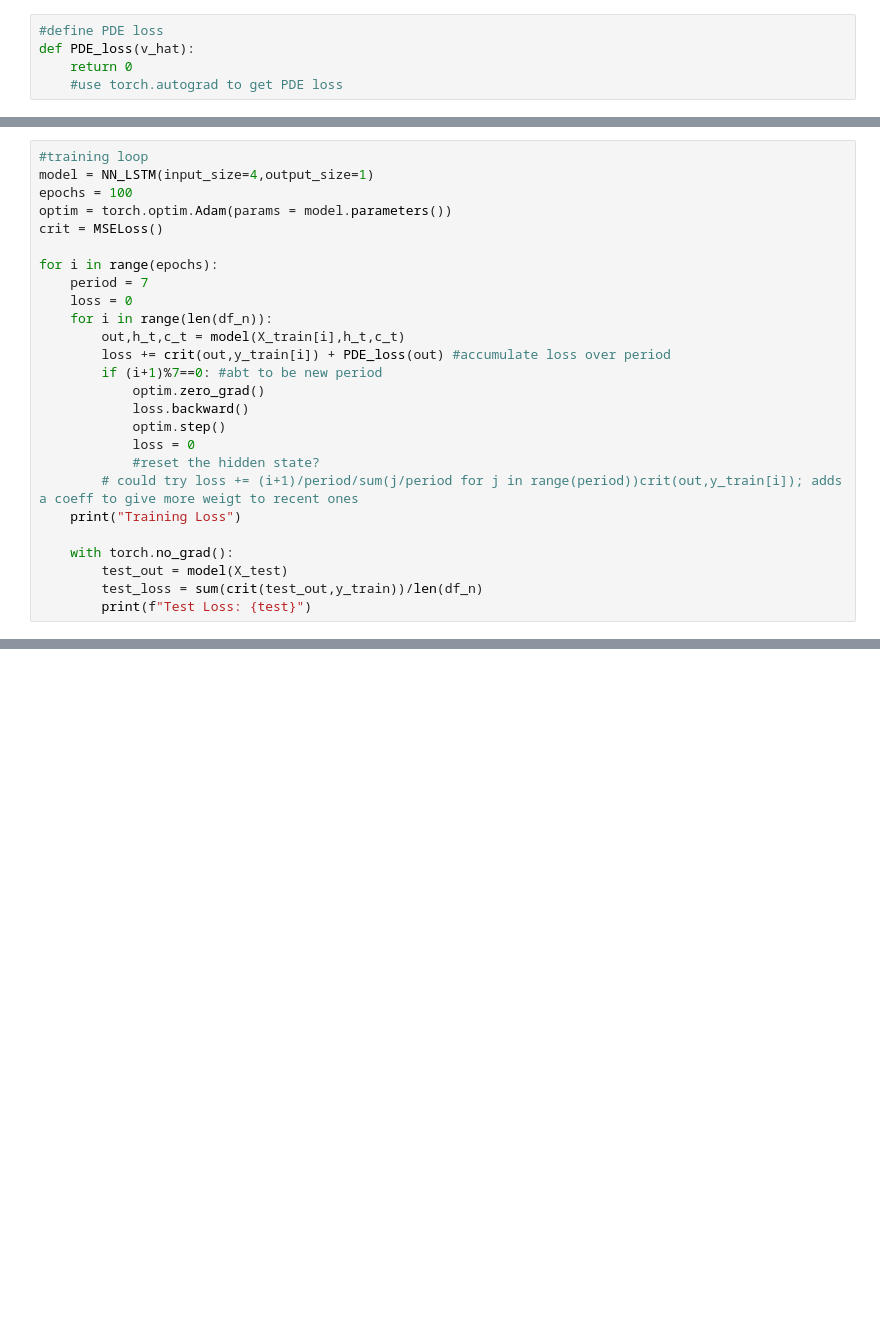
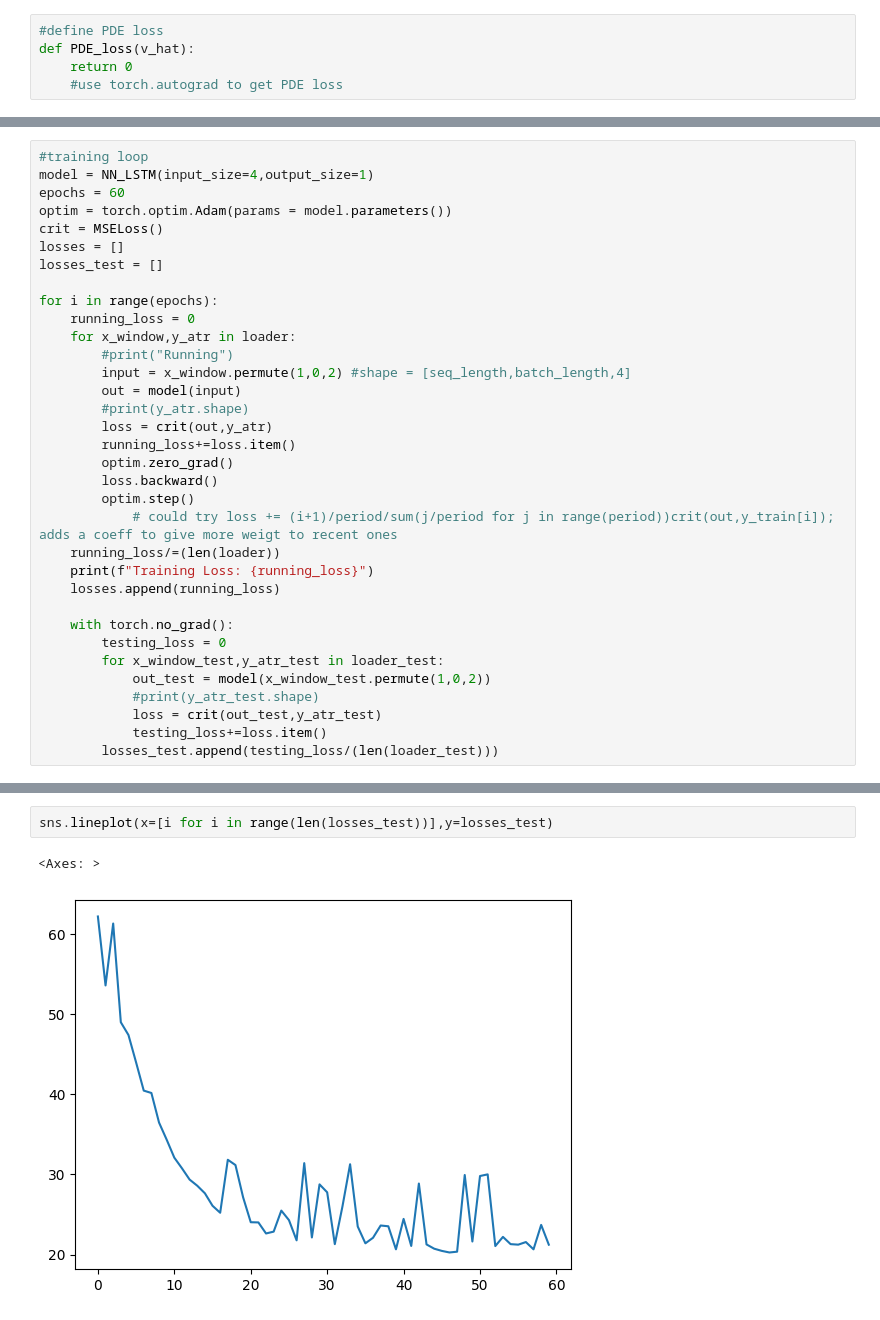
Before and after one commit to AkshayMurthy1/lstm-atr-prediction, a Jupyter notebook: stock-data/get_stock_data.ipynb, the cells around one changed output, grey strips where cells are left out. Cells and saved outputs as stored; diff of their text form; blank space fills up the shorter version.

```diff
--- a/stock-data/get_stock_data.ipynb
+++ b/stock-data/get_stock_data.ipynb
@@ -198,26 +235,34 @@ y_test = test[vol_metric].to_numpy()
 # %%
 #training loop
 model = NN_LSTM(input_size=4,output_size=1)
-epochs = 100
+epochs = 60
 optim = torch.optim.Adam(params = model.parameters())
 crit = MSELoss()
+losses = []
+losses_test = []
 
 for i in range(epochs):
-    period = 7
-    loss = 0
-    for i in range(len(df_n)):
-        out,h_t,c_t = model(X_train[i],h_t,c_t)
-        loss += crit(out,y_train[i]) + PDE_loss(out) #accumulate loss over period
-        if (i+1)%7==0: #abt to be new period
-            optim.zero_grad()
-            loss.backward()
-            optim.step()
-            loss = 0
-            #reset the hidden state?
-        # could try loss += (i+1)/period/sum(j/period for j in range(period))crit(out,y_train[i]); adds a coeff to give more weigt to recent ones
-    print("Training Loss")
+    running_loss = 0
+    for x_window,y_atr in loader:
+        #print("Running")
+        input = x_window.permute(1,0,2) #shape = [seq_length,batch_length,4]
+        out = model(input)
+        #print(y_atr.shape)
+        loss = crit(out,y_atr)
+        running_loss+=loss.item()
+        optim.zero_grad()
+        loss.backward()
+        optim.step()
+            # could try loss += (i+1)/period/sum(j/period for j in range(period))crit(out,y_train[i]); adds a coeff to give more weigt to recent ones
+    running_loss/=(len(loader))
+    print(f"Training Loss: {running_loss}")
+    losses.append(running_loss)
 
     with torch.no_grad():
-        test_out = model(X_test)
-        test_loss = sum(crit(test_out,y_train))/len(df_n)
-        print(f"Test Loss: {test}")
+        testing_loss = 0
+        for x_window_test,y_atr_test in loader_test:
+            out_test = model(x_window_test.permute(1,0,2))
+            #print(y_atr_test.shape)
+            loss = crit(out_test,y_atr_test)
+            testing_loss+=loss.item()
+        losses_test.append(testing_loss/(len(loader_test)))
@@ -223,0 +294,5 @@ for i in range(epochs):
+# %%
+sns.lineplot(x=[i for i in range(len(losses_test))],y=losses_test)
+# %% [output]
+<Axes: >
+[figure, added]
```
Also changed, not shown: parts of 10 cells of this notebook.
